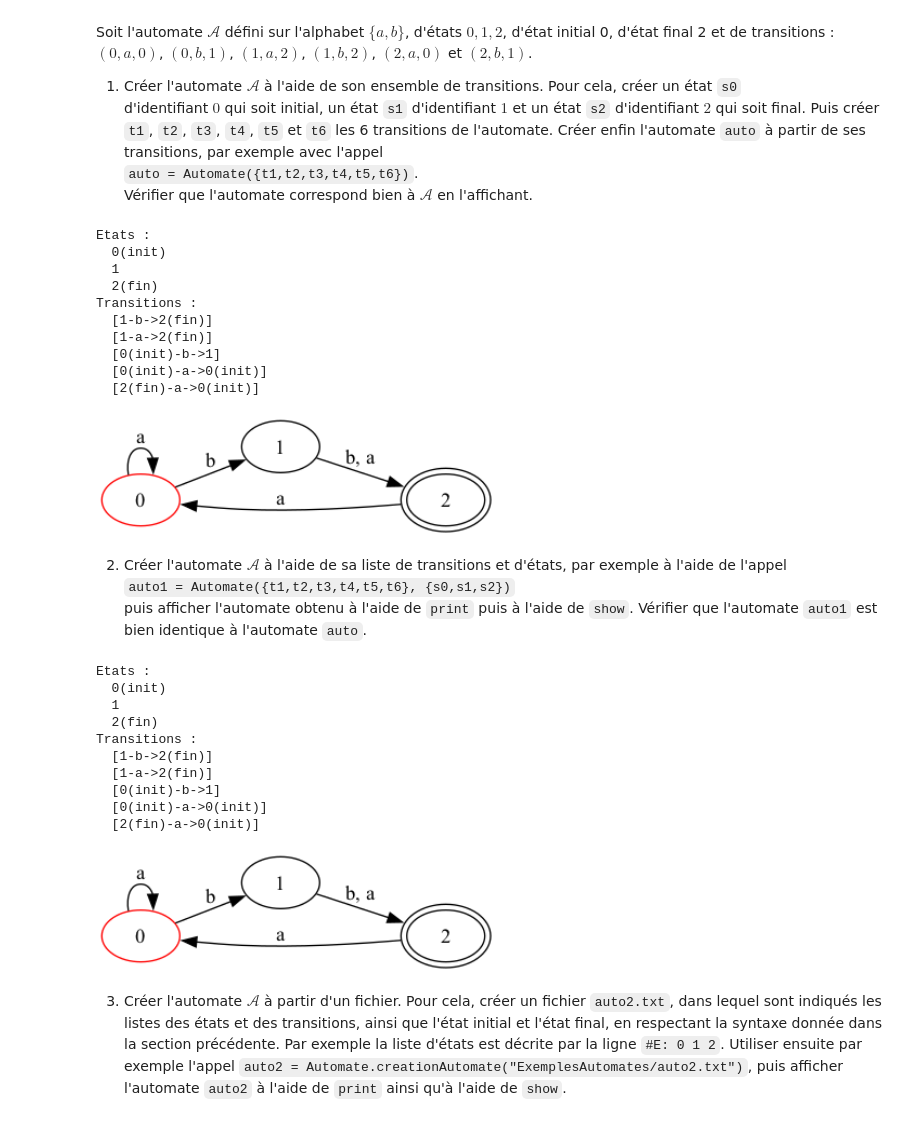
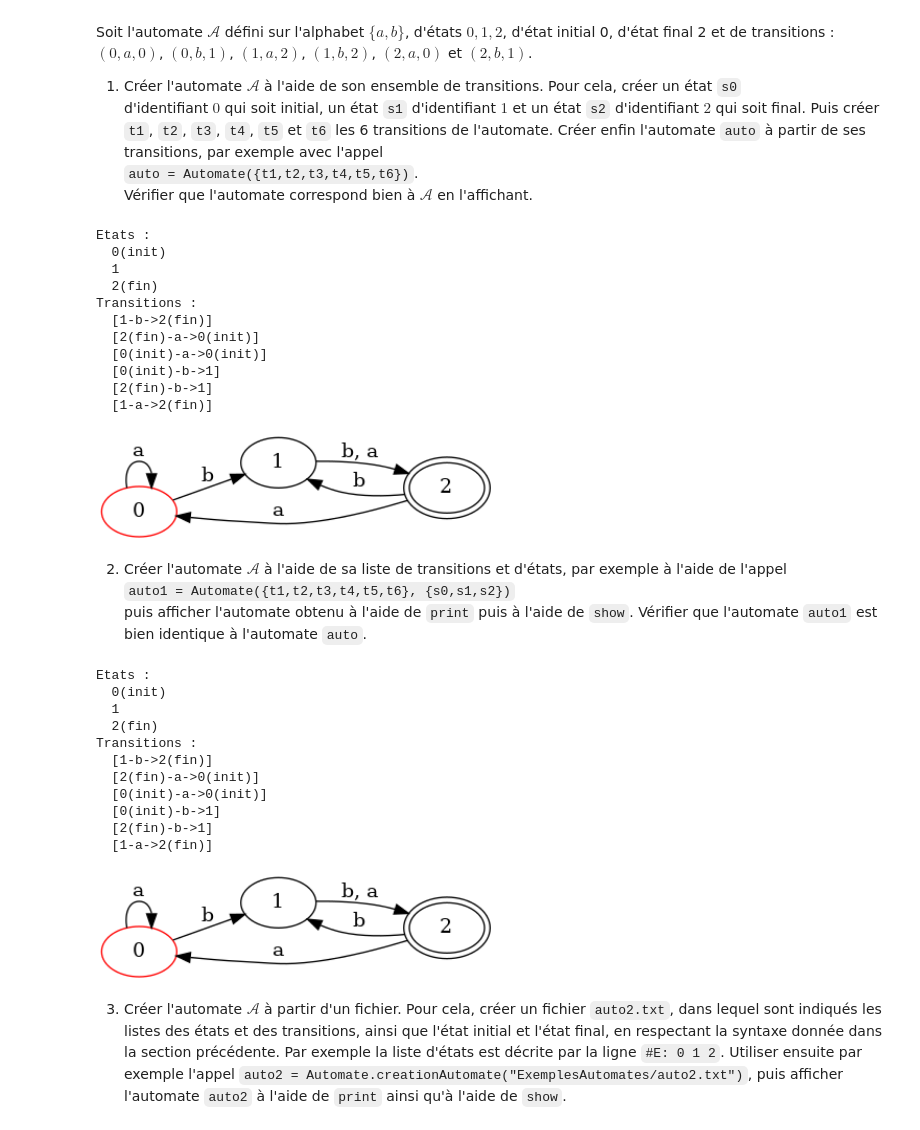
Before and after one commit to userdigitaldevil/automata, a Jupyter notebook: Projet_etudiant.ipynb, the cells around one changed output. Drawn from its saved outputs; the diff is of its cells as text; code cells hidden in the pictures.

Commit message:
Fix automate (missing t6)

```diff
--- a/Projet_etudiant.ipynb
+++ b/Projet_etudiant.ipynb
@@ -461,31 +461,32 @@ d'identifiant $0$
 # %%
 # A faire par l'étudiant
 s0 = State(id = 0, init = True, fin = False)
 s1 = State(id = 1, init = False, fin = False)
 s2 = State(id = 2, init = False, fin = True)
 
 t1 = Transition(stateSrc = s0, etiquette = "a", stateDest = s0)
 t2 = Transition(stateSrc = s0, etiquette = "b", stateDest = s1)
 t3 = Transition(stateSrc = s1, etiquette = "a", stateDest = s2)
 t4 = Transition(stateSrc = s1, etiquette = "b", stateDest = s2)
 t5 = Transition(stateSrc = s2, etiquette = "a", stateDest = s0)
 t6 = Transition(stateSrc = s2, etiquette = "b", stateDest = s1)
 
-auto = Automate({t1, t2, t3, t4, t5})
+auto = Automate({t1, t2, t3, t4, t5, t6})
 print(auto)
 auto.show()
 # %% [output]
 Etats :
   0(init)
   1
   2(fin)
 Transitions :
   [1-b->2(fin)]
+  [2(fin)-a->0(init)]
+  [0(init)-a->0(init)]
+  [0(init)-b->1]
+  [2(fin)-b->1]
   [1-a->2(fin)]
-  [0(init)-b->1]
-  [0(init)-a->0(init)]
-  [2(fin)-a->0(init)]
-[figure, old version]
+[figure, new version]
 # %% [markdown]
 2. Créer l'automate $\mathcal{A}$ à l'aide de sa liste de
   transitions et d'états, par exemple à l'aide de l'appel<br>
@@ -494,7 +495,7 @@ Transitions :
   Vérifier que l'automate `auto1` est bien
   identique à l'automate `auto`.
 # %%
-auto1 = Automate(setTransitions = {t1, t2, t3, t4, t5}, setStates = {s0, s1, s2})
+auto1 = Automate(setTransitions = {t1, t2, t3, t4, t5, t6}, setStates = {s0, s1, s2})
 print(auto1)
 auto1.show()
 # %% [output]
@@ -504,11 +505,12 @@ Etats :
   2(fin)
 Transitions :
   [1-b->2(fin)]
+  [2(fin)-a->0(init)]
+  [0(init)-a->0(init)]
+  [0(init)-b->1]
+  [2(fin)-b->1]
   [1-a->2(fin)]
-  [0(init)-b->1]
-  [0(init)-a->0(init)]
-  [2(fin)-a->0(init)]
-[figure, old version]
+[figure, new version]
 # %% [markdown]
 3. Créer l'automate $\mathcal{A}$ à partir d'un fichier. Pour cela,
   créer un fichier `auto2.txt`, dans lequel sont indiqués les
```
Also changed, not shown: parts of 19 cells of this notebook, 3 other files.
